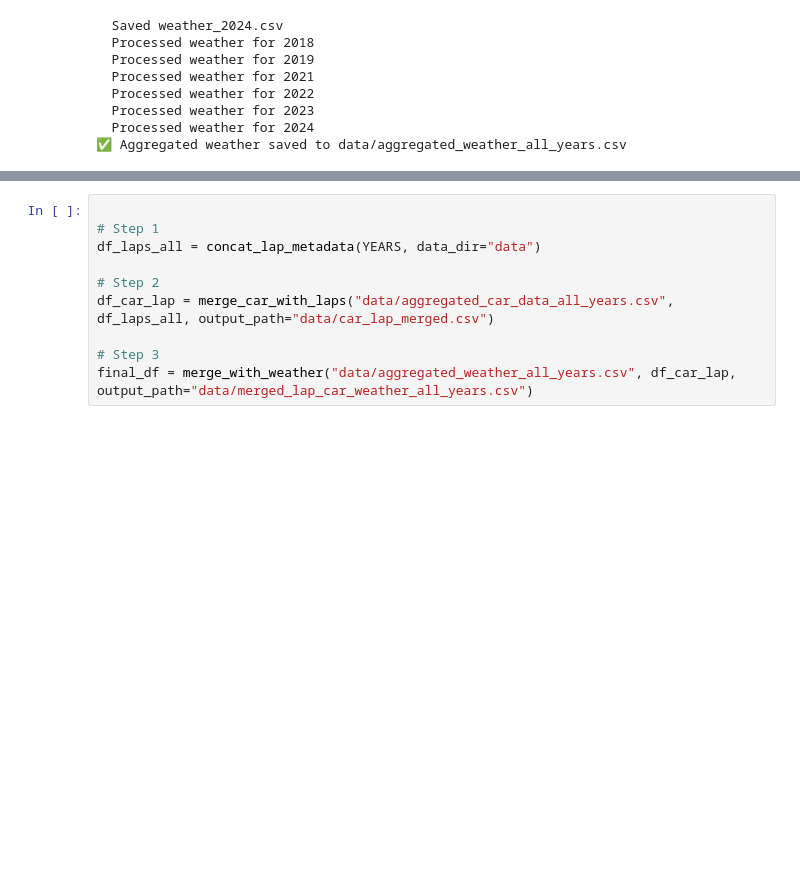
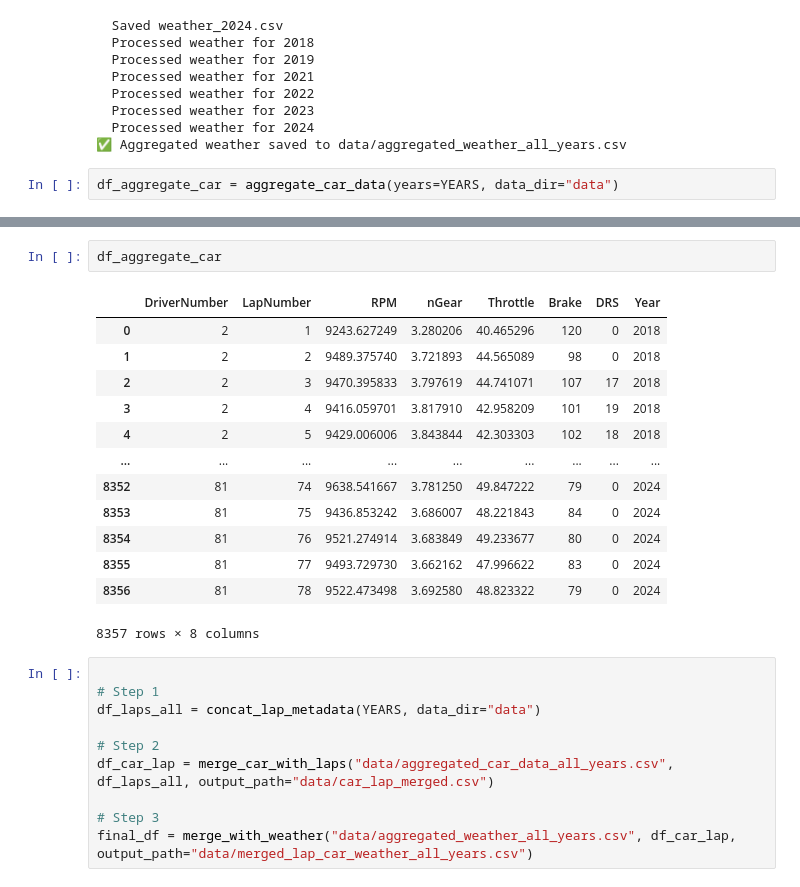
Before and after one commit to JigyashuSaravta/2025Spring_Final_F1, a Jupyter notebook: data_pipeline_and_MC_sim.ipynb, the cells around one changed output, grey strips where cells are left out. Saved outputs shown, nothing was run; the diff lists cells and outputs as text; blank space fills up the shorter version.

```diff
--- a/data_pipeline_and_MC_sim.ipynb
+++ b/data_pipeline_and_MC_sim.ipynb
@@ -217,3 +181,5 @@ core           INFO     Finished loading data for 20 drivers: ['16', '81', '55',
   Processed weather for 2023
   Processed weather for 2024
 ✅ Aggregated weather saved to data/aggregated_weather_all_years.csv
+# %%
+df_aggregate_car = aggregate_car_data(years=YEARS, data_dir="data")
@@ -220,3 +200,19 @@ core           INFO     Finished loading data for 20 drivers: ['16', '81', '55',
+# %%
+df_aggregate_car
+# %% [output]
+|  | DriverNumber | LapNumber | RPM | nGear | Throttle | Brake | DRS | Year |
+| 0 | 2 | 1 | 9243.627249 | 3.280206 | 40.465296 | 120 | 0 | 2018 |
+| 1 | 2 | 2 | 9489.375740 | 3.721893 | 44.565089 | 98 | 0 | 2018 |
+| 2 | 2 | 3 | 9470.395833 | 3.797619 | 44.741071 | 107 | 17 | 2018 |
+| 3 | 2 | 4 | 9416.059701 | 3.817910 | 42.958209 | 101 | 19 | 2018 |
+| 4 | 2 | 5 | 9429.006006 | 3.843844 | 42.303303 | 102 | 18 | 2018 |
+| ... | ... | ... | ... | ... | ... | ... | ... | ... |
+| 8352 | 81 | 74 | 9638.541667 | 3.781250 | 49.847222 | 79 | 0 | 2024 |
+| 8353 | 81 | 75 | 9436.853242 | 3.686007 | 48.221843 | 84 | 0 | 2024 |
+| 8354 | 81 | 76 | 9521.274914 | 3.683849 | 49.233677 | 80 | 0 | 2024 |
+| 8355 | 81 | 77 | 9493.729730 | 3.662162 | 47.996622 | 83 | 0 | 2024 |
+| 8356 | 81 | 78 | 9522.473498 | 3.692580 | 48.823322 | 79 | 0 | 2024 |
+8357 rows × 8 columns
 # %%
 
 # Step 1
```
Also changed, not shown: parts of 16 cells of this notebook, 7 other files.
